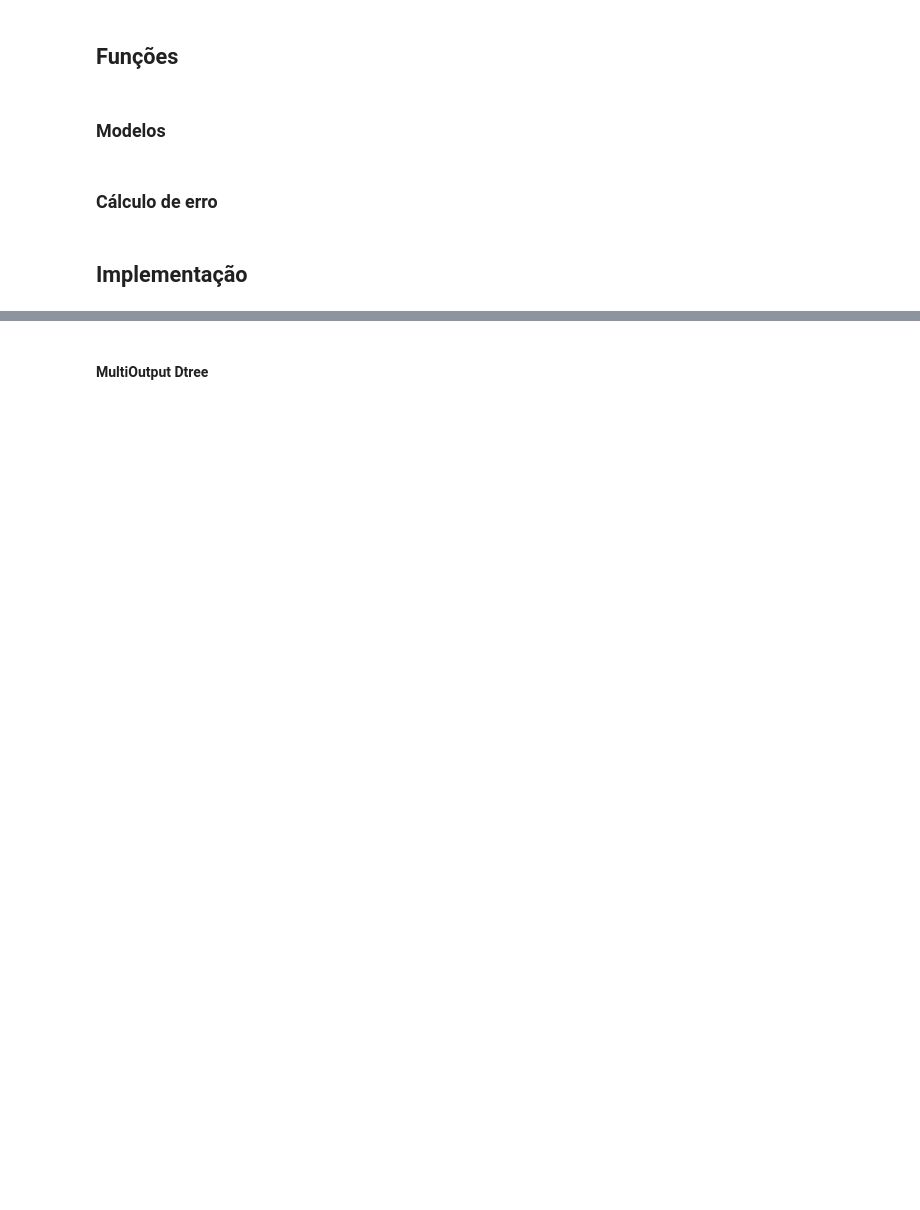
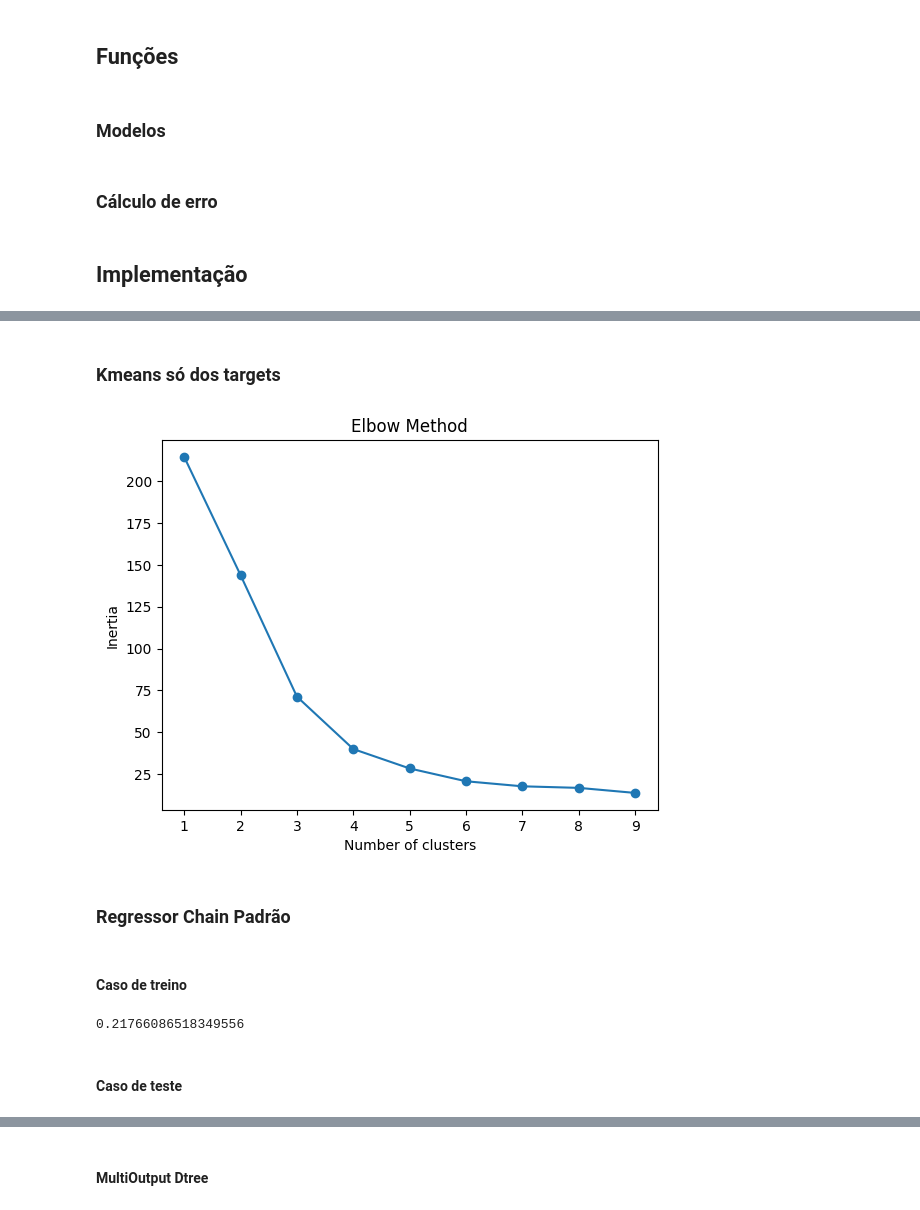
Before and after one commit to yanborges/RMT_TCC, a Jupyter notebook: RMT_TCC.ipynb, the cells around one changed output, grey strips where cells are left out. Drawn from its saved outputs; the diff is of its cells as text; code cells hidden in the pictures; blank space fills up the shorter version.

```diff
--- a/RMT_TCC.ipynb
+++ b/RMT_TCC.ipynb
@@ -155,0 +305,16 @@ error_results = []
+# %% [markdown]
+### Kmeans só dos targets
+# %%
+inertia_values = []
+
+for i in range(1, 10):
+    kmeans = KMeans(n_clusters=i, random_state=0, n_init='auto').fit(y_train)
+    inertia_values.append(kmeans.inertia_)
+
+plt.plot(range(1, 10), inertia_values, marker='o')
+plt.xlabel('Number of clusters')
+plt.ylabel('Inertia')
+plt.title('Elbow Method')
+plt.show()
+# %% [output]
+[figure, added]
@@ -155,0 +326,19 @@ error_results = []
+# %% [markdown]
+### Regressor Chain Padrão
+# %% [markdown]
+#### Caso de treino
+# %%
+#Define important variables
+RANDOM_STATE = 0
+
+loss_list_RRMSE = []
+
+reg_chain = RegressorChain(RandomForestRegressor(random_state=RANDOM_STATE))
+reg_chain.fit(x_train, y_train)
+y_pred = reg_chain.predict(x_train)
+
+calculate_RRMSE(y_train, y_pred, real_train_mean)
+# %% [output]
+0.21766086518349556
+# %% [markdown]
+#### Caso de teste
```
Also changed, not shown: parts of 49 cells of this notebook.
